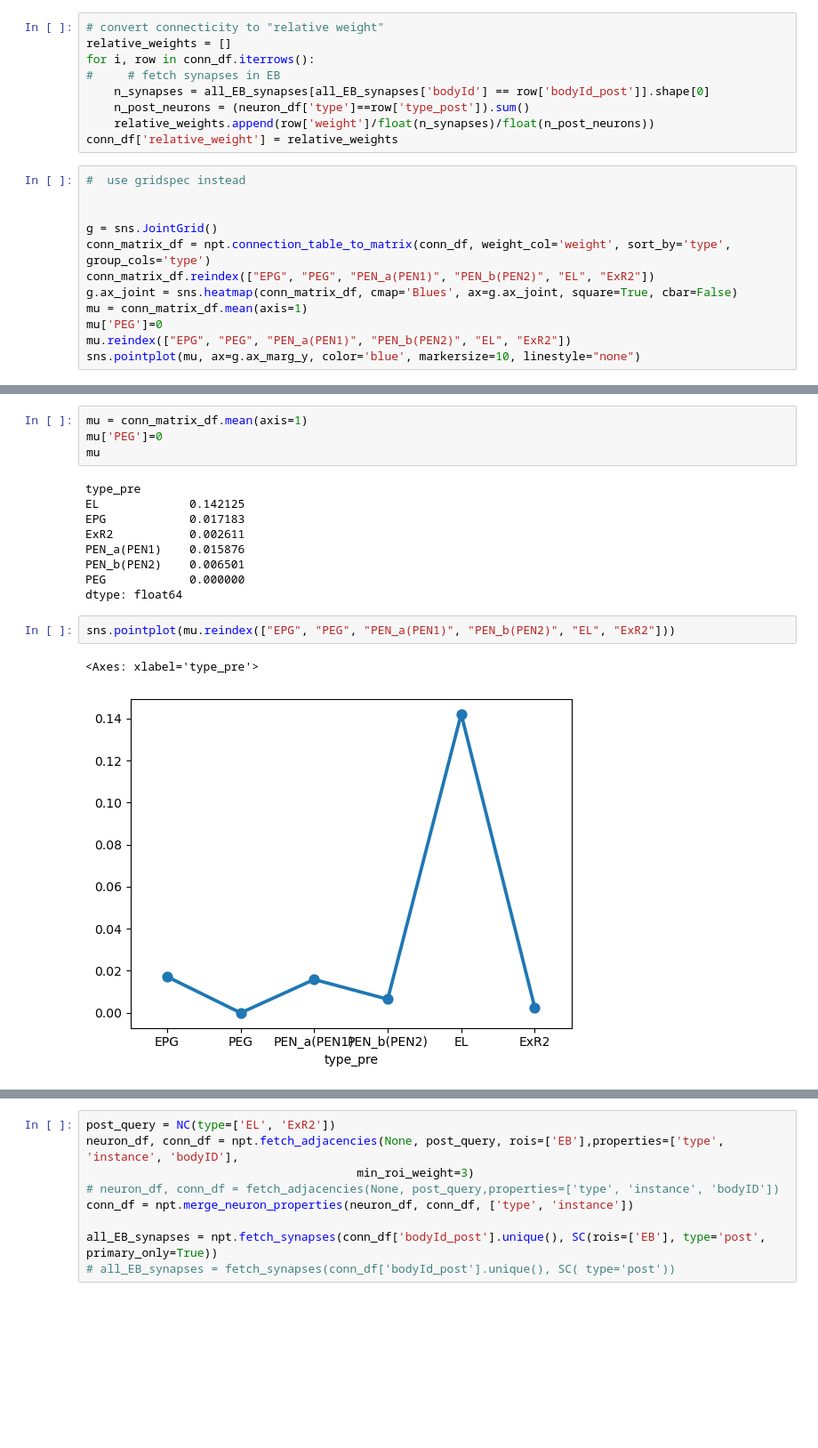
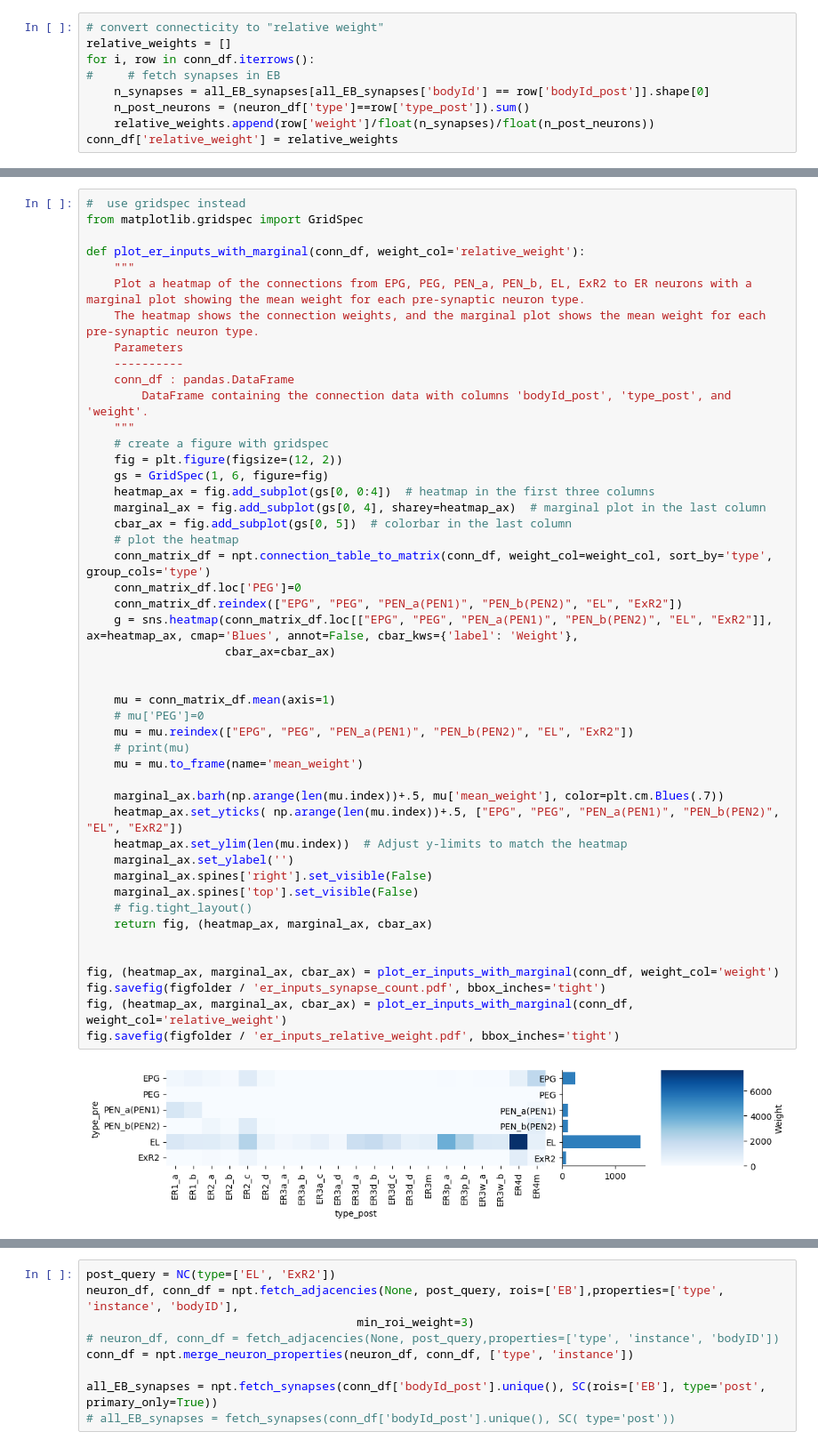
Before and after one commit to yfisher-lab/NeuromodPlasticity, a Jupyter notebook: Notebooks/connectomics_analysis/EL_connectomics.ipynb, the cells around one changed output, grey strips where cells are left out. Shown at 89% size. Drawn from its saved outputs; the diff is of its cells as text; blank space fills up the shorter version.

```diff
--- a/Notebooks/connectomics_analysis/EL_connectomics.ipynb
+++ b/Notebooks/connectomics_analysis/EL_connectomics.ipynb
@@ -65,15 +69,3 @@ for i, row in conn_df.iterrows():
     n_post_neurons = (neuron_df['type']==row['type_post']).sum()
     relative_weights.append(row['weight']/float(n_synapses)/float(n_post_neurons))
 conn_df['relative_weight'] = relative_weights
-# %%
-#  use gridspec instead
-
-
-g = sns.JointGrid()
-conn_matrix_df = npt.connection_table_to_matrix(conn_df, weight_col='weight', sort_by='type', group_cols='type')
-conn_matrix_df.reindex(["EPG", "PEG", "PEN_a(PEN1)", "PEN_b(PEN2)", "EL", "ExR2"])
-g.ax_joint = sns.heatmap(conn_matrix_df, cmap='Blues', ax=g.ax_joint, square=True, cbar=False)
-mu = conn_matrix_df.mean(axis=1)
-mu['PEG']=0
-mu.reindex(["EPG", "PEG", "PEN_a(PEN1)", "PEN_b(PEN2)", "EL", "ExR2"])
-sns.pointplot(mu, ax=g.ax_marg_y, color='blue', markersize=10, linestyle="none")
@@ -119,18 +72,49 @@ KeyError: "The following 'id_vars' are not present in the DataFrame: ['EL', 'EPG
-# %%
-mu = conn_matrix_df.mean(axis=1)
-mu['PEG']=0
-mu
-# %% [output]
-type_pre
-EL             0.142125
-EPG            0.017183
-ExR2           0.002611
-PEN_a(PEN1)    0.015876
-PEN_b(PEN2)    0.006501
-PEG            0.000000
-dtype: float64
-# %%
-sns.pointplot(mu.reindex(["EPG", "PEG", "PEN_a(PEN1)", "PEN_b(PEN2)", "EL", "ExR2"]))
-# %% [output]
-<Axes: xlabel='type_pre'>
-[figure, removed]
+# %%
+#  use gridspec instead
+from matplotlib.gridspec import GridSpec
+
+def plot_er_inputs_with_marginal(conn_df, weight_col='relative_weight'):
+    """
+    Plot a heatmap of the connections from EPG, PEG, PEN_a, PEN_b, EL, ExR2 to ER neurons with a marginal plot showing the mean weight for each pre-synaptic neuron type.
+    The heatmap shows the connection weights, and the marginal plot shows the mean weight for each pre-synaptic neuron type.
+    Parameters
+    ----------
+    conn_df : pandas.DataFrame
+        DataFrame containing the connection data with columns 'bodyId_post', 'type_post', and 'weight'.
+    """
+    # create a figure with gridspec
+    fig = plt.figure(figsize=(12, 2))
+    gs = GridSpec(1, 6, figure=fig)
+    heatmap_ax = fig.add_subplot(gs[0, 0:4])  # heatmap in the first three columns
+    marginal_ax = fig.add_subplot(gs[0, 4], sharey=heatmap_ax)  # marginal plot in the last column
+    cbar_ax = fig.add_subplot(gs[0, 5])  # colorbar in the last column
+    # plot the heatmap
+    conn_matrix_df = npt.connection_table_to_matrix(conn_df, weight_col=weight_col, sort_by='type', group_cols='type')
+    conn_matrix_df.loc['PEG']=0
+    conn_matrix_df.reindex(["EPG", "PEG", "PEN_a(PEN1)", "PEN_b(PEN2)", "EL", "ExR2"])
+    g = sns.heatmap(conn_matrix_df.loc[["EPG", "PEG", "PEN_a(PEN1)", "PEN_b(PEN2)", "EL", "ExR2"]], ax=heatmap_ax, cmap='Blues', annot=False, cbar_kws={'label': 'Weight'},
+                    cbar_ax=cbar_ax)
+
+
+    mu = conn_matrix_df.mean(axis=1)
+    # mu['PEG']=0
+    mu = mu.reindex(["EPG", "PEG", "PEN_a(PEN1)", "PEN_b(PEN2)", "EL", "ExR2"])
+    # print(mu)
+    mu = mu.to_frame(name='mean_weight')
+
+    marginal_ax.barh(np.arange(len(mu.index))+.5, mu['mean_weight'], color=plt.cm.Blues(.7))
+    heatmap_ax.set_yticks( np.arange(len(mu.index))+.5, ["EPG", "PEG", "PEN_a(PEN1)", "PEN_b(PEN2)", "EL", "ExR2"])
+    heatmap_ax.set_ylim(len(mu.index))  # Adjust y-limits to match the heatmap
+    marginal_ax.set_ylabel('')
+    marginal_ax.spines['right'].set_visible(False)
+    marginal_ax.spines['top'].set_visible(False)
+    # fig.tight_layout()
+    return fig, (heatmap_ax, marginal_ax, cbar_ax)
+
+
+fig, (heatmap_ax, marginal_ax, cbar_ax) = plot_er_inputs_with_marginal(conn_df, weight_col='weight')
+fig.savefig(figfolder / 'er_inputs_synapse_count.pdf', bbox_inches='tight')
+fig, (heatmap_ax, marginal_ax, cbar_ax) = plot_er_inputs_with_marginal(conn_df, weight_col='relative_weight')
+fig.savefig(figfolder / 'er_inputs_relative_weight.pdf', bbox_inches='tight')
+# %% [output]
+[figure, added]
```
Also changed, not shown: parts of 8 cells of this notebook, 1 other file.
